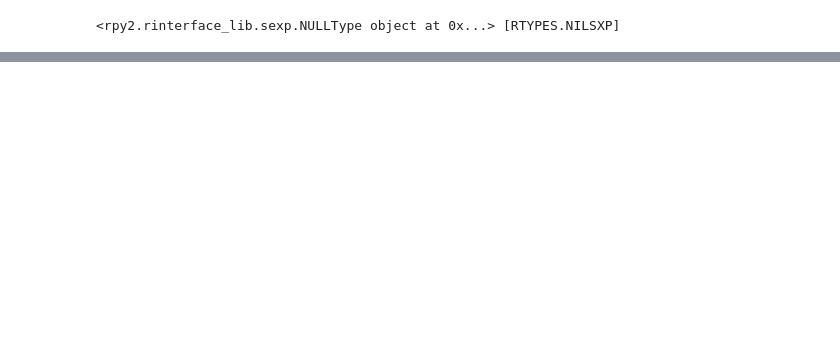
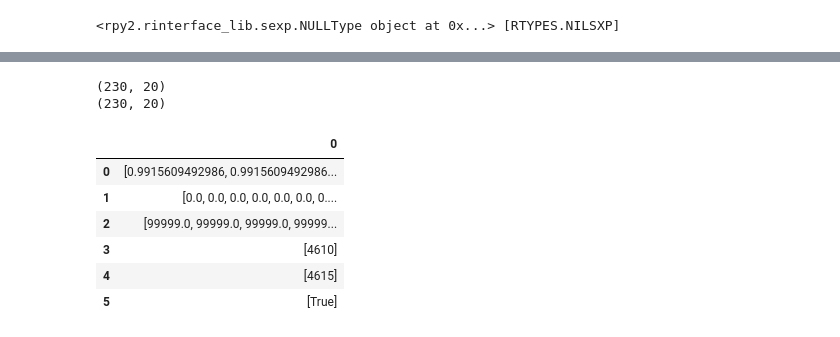
Before and after one commit to abdessamad14/Signature-Based-LightGBM-with-incremental-Learning, a Jupyter notebook: notebooks/examples/Drift-Simulation.ipynb, the cells around one changed output, grey strips where cells are left out. Drawn from its saved outputs; the diff is of its cells as text; code cells hidden in the pictures; blank space fills up the shorter version.

Commit message:
Notebook cleaned up

```diff
--- a/notebooks/examples/Drift-Simulation.ipynb
+++ b/notebooks/examples/Drift-Simulation.ipynb
@@ -324,14 +286,3 @@ print(sudden_quarter())
  [0.99381941 0.99426069 0.9942455  ... 0.98120213 0.98748764 0.98121663]
  [0.99156095 0.99448529 0.99156095 ... 0.96265364 0.96239066 0.30904775]
  [0.99432076 0.99019958 0.99429418 ... 0.84094905 0.98120213 0.84094905]]
-# %%
-# 461 is the length of clean batches
-# d = 230 the batch of the changepoint
-# d =< 230 no drift
-# d > drift with proportion p
-
-'''
-sudden_quarter = for i in winningClassCsInBatches[:230]
-sudden_half =
-sudden_full =
-'''
@@ -351,0 +289,10 @@ utils = importr('utils')
+# %%
+def sudden_half():
+    #Lists of before and after the changepoint
+    befor_cp = winningClassCsInBatches[:230]
+    after_cp = winningClassCsInBatches[230:]
+    omittedToBeStacked = winningClassCsOmitted[:10*len(after_cp)].reshape(len(after_cp),10)
+    x = np.concatenate((after_cp[:,:10],omittedToBeStacked),axis=1)
+    x = np.concatenate([befor_cp,x])
+    return x
+sudden_half()
@@ -454,0 +395,18 @@ dataset
+# %%
+x = sudden_half()
+x = x.flatten()
+vector = x.tolist()
+vectorToFloatVector = FloatVector(vector)
+a = cpm.detectChangePoint(vectorToFloatVector,"Cramer-von-Mises",ARL0=9000,startup=20)
+dataset = pd.DataFrame(np.asarray(a))
+dataset
+# %% [output]
+(230, 20)
+(230, 20)
+|  | 0 |
+| 0 | [0.9915609492986, 0.9915609492986... |
+| 1 | [0.0, 0.0, 0.0, 0.0, 0.0, 0.0, 0.... |
+| 2 | [99999.0, 99999.0, 99999.0, 99999... |
+| 3 | [4610] |
+| 4 | [4615] |
+| 5 | [True] |
```
Also changed, not shown: parts of 34 cells of this notebook.
